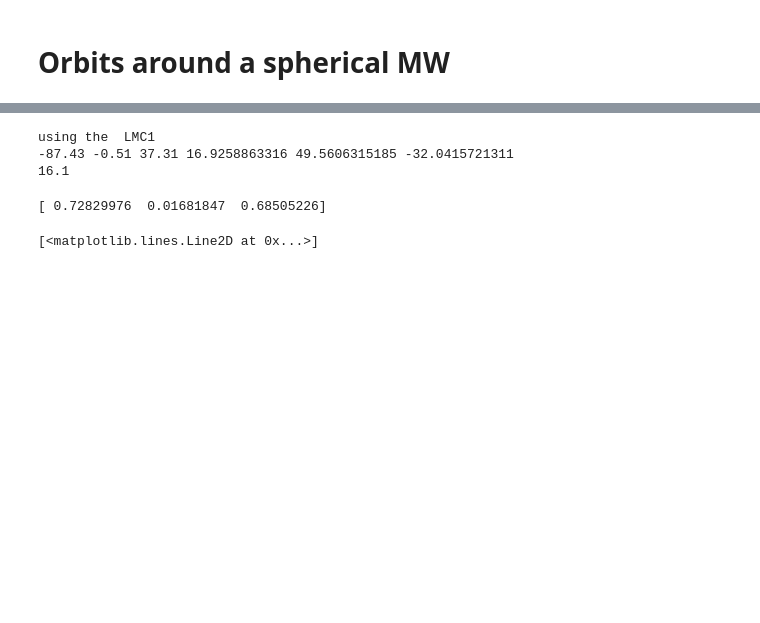
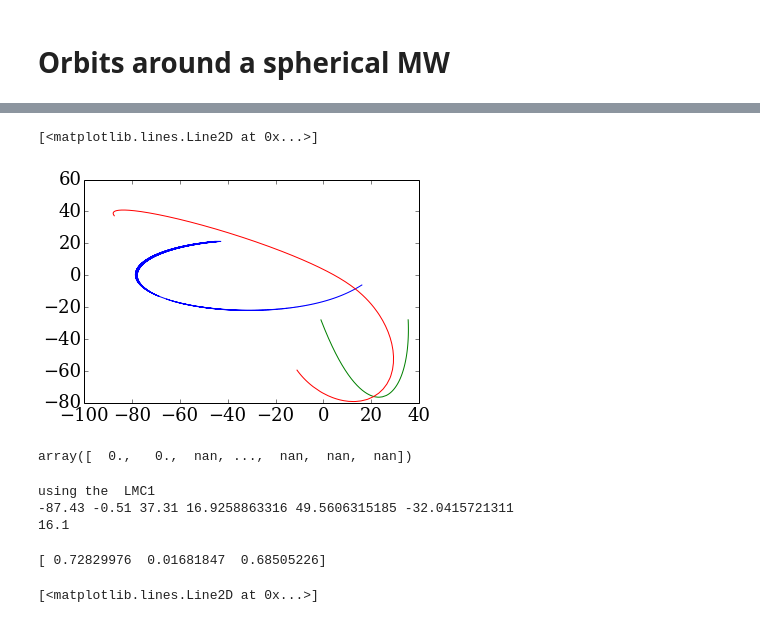
Before and after one commit to jngaravitoc/test_orbits, a Jupyter notebook: exploratory_code/orbits_MW.ipynb, the cells around one changed output, grey strips where cells are left out. Saved outputs shown, nothing was run; the diff lists cells and outputs as text; code cells hidden in the pictures; blank space fills up the shorter version.

```diff
--- a/exploratory_code/orbits_MW.ipynb
+++ b/exploratory_code/orbits_MW.ipynb
@@ -213,0 +346,10 @@ aitoff_projection(posNGC_sphMW[:,0]-r_sun[0], posNGC_sphMW[:,1]-r_sun[1], posNGC
+# %%
+t, posSag, velSag, posMWs, velMWs, posNGCs, velNGCs = leapfrog.integrate_sat(2, pos_host, vel_host,
+                                                                             host_model, disk_params,
+                                                                             bulge_params,
+                                                                             pos_p=pos_NGC2419,
+                                                                             vel_p=vel_NGC2419,
+                                                                             dt=0.001, alpha=[0, 0.23],
+                                                                             pos_sat=sgr_pos,
+                                                                             vel_sat=sgr_vel,
+                                                                             satellite_model=satellite_model)
@@ -240,3 +424,14 @@ TypeError: acc_sat() takes from 8 to 9 positional arguments but 12 were given
+# %%
+plot(posSag[:,0], posSag[:,2])
+plot(posLMC[:,0], posLMC[:,2])
+plot(posNGCs[:,0], posNGCs[:,2])
+# %% [output]
+[<matplotlib.lines.Line2D at 0x...>]
+[figure, added]
+# %%
+posLMC[:,0]
+# %% [output]
+array([  0.,   0.,  nan, ...,  nan,  nan,  nan])
 # %%
 t, pos_sag, vel_sag, posMWs, velMWs, posNGCs, velNGCs = leapfrog.integrate_sat(2, pos_host, vel_host, host_model,
                                                                                disk_params, bulge_params, lmc_model='LMC1',
```
Also changed, not shown: parts of 27 cells of this notebook.
